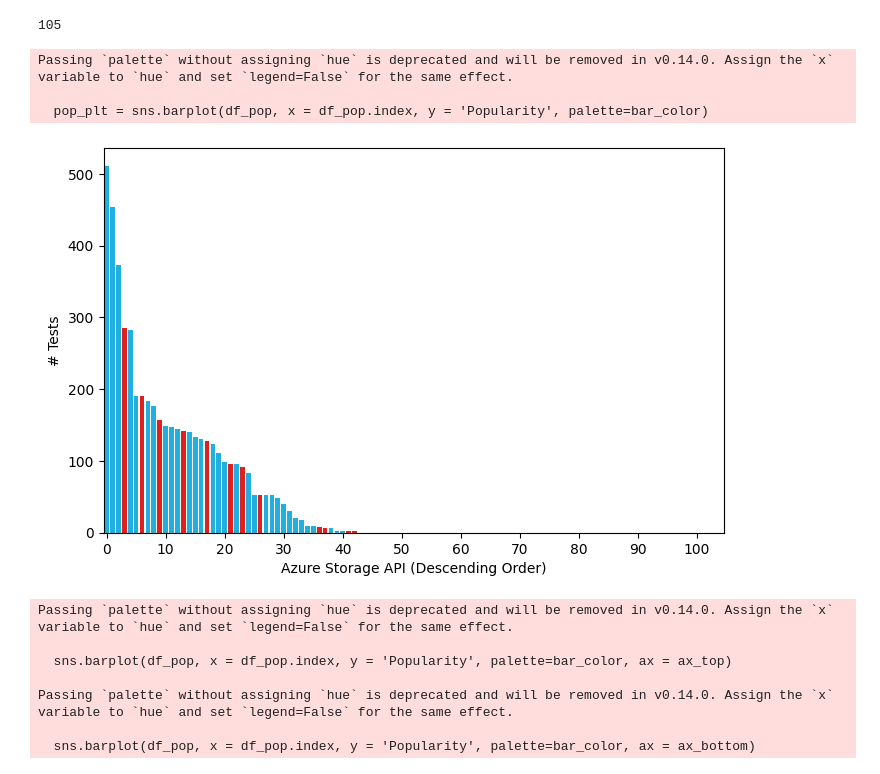
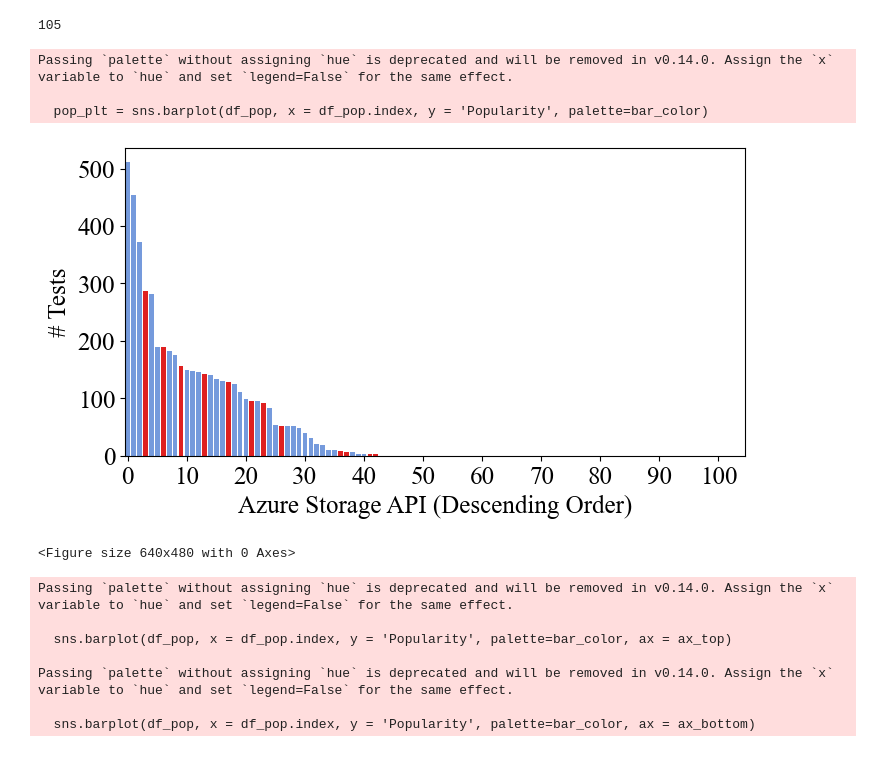
Before and after one commit to xlab-uiuc/cloudtest, a Jupyter notebook: cost_savings/Azure/plot.ipynb, the cells around one changed output. Drawn from its saved outputs; the diff is of its cells as text; code cells hidden in the pictures.

Commit message:
Add plot ipynb

```diff
--- a/cost_savings/Azure/plot.ipynb
+++ b/cost_savings/Azure/plot.ipynb
@@ -446,7 +514,7 @@ df_pop
 | 104 | place_holder_104 | 0 |
 105 rows × 2 columns
 # %%
-bar_color = ['red' if x in DISCREPANT_METHODS else 'deepskyblue' for x in METHODS_COUNT]
+bar_color = ['red' if x in DISCREPANT_METHODS else 'cornflowerblue' for x in METHODS_COUNT]
 colors = {'Discrepant API':'red', 'Non-discrepant API':'deepskyblue'}
 labels = list(colors.keys())
 handles = [plt.Rectangle((0,0),1,1, color=colors[label]) for label in labels]
@@ -457,22 +525,27 @@ len(bar_color)
 # %%
 pop_plt = sns.barplot(df_pop, x = df_pop.index, y = 'Popularity', palette=bar_color)
 pop_plt.set_xlabel("Azure Storage API (Descending Order)")
 pop_plt.set_ylabel("# Tests")
 pop_plt.set_xticks(range(0, len(df_pop), 10))
-pop_plt.figure.set_size_inches(8, 5)
+pop_plt.figure.set_size_inches(8, 4)
+plt.rcParams.update({'font.size': 18, 'font.family': "Times New Roman"})
 # pop_plt.set_ylim((0, 300))
 # pop_plt.set_ymargin(1)
 # pop_plt.legend(handles, labels)
 # for p,data in zip(ax.patches, df_pop['Popularity']):
 #     if int(data) > 230:
 #         pop_plt.annotate(data, xy=(p.get_x() + p.get_width() / 2, 230),ha='center', va='bottom', rotation=90)
 # for p,data in zip(ax.patches, df_pop['API']):
 #     if data in DISCREPANT_METHODS:
 #         pop_plt.annotate(data, xy=(p.get_x() + p.get_width() / 2, 0),ha='center', va='bottom', rotation=90)
 # pop_plt.set_ylim(0,230)
 # %% [output]
 Passing `palette` without assigning `hue` is deprecated and will be removed in v0.14.0. Assign the `x` variable to `hue` and set `legend=False` for the same effect.
 
   pop_plt = sns.barplot(df_pop, x = df_pop.index, y = 'Popularity', palette=bar_color)
-[figure, old version]
+[figure, new version]
+# %%
+plt.subplots_adjust(left=0.3, right=0.9, bottom=0.3, top=0.9)
+# %% [output]
+<Figure size 640x480 with 0 Axes>
 # %%
```
Also changed, not shown: parts of 17 cells of this notebook.
